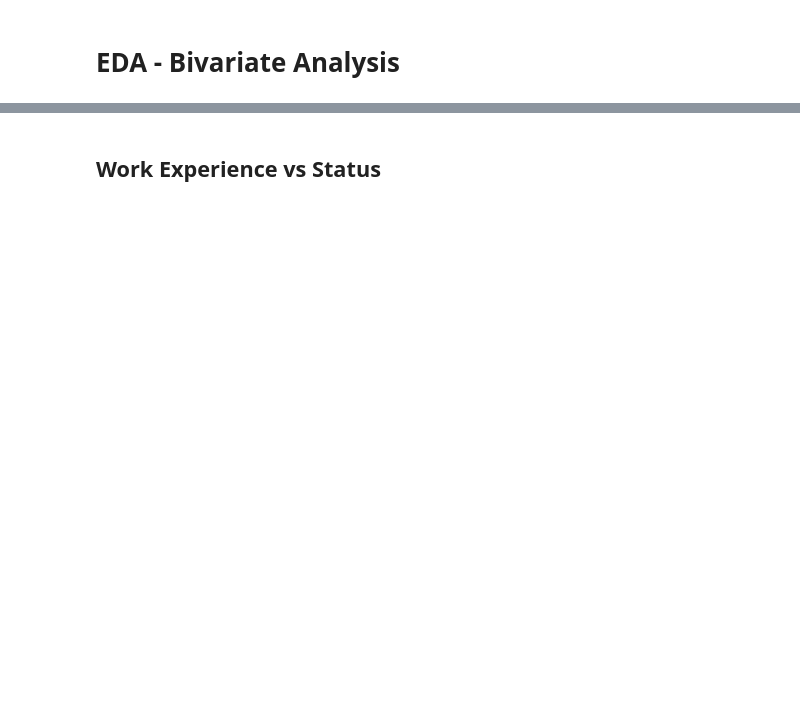
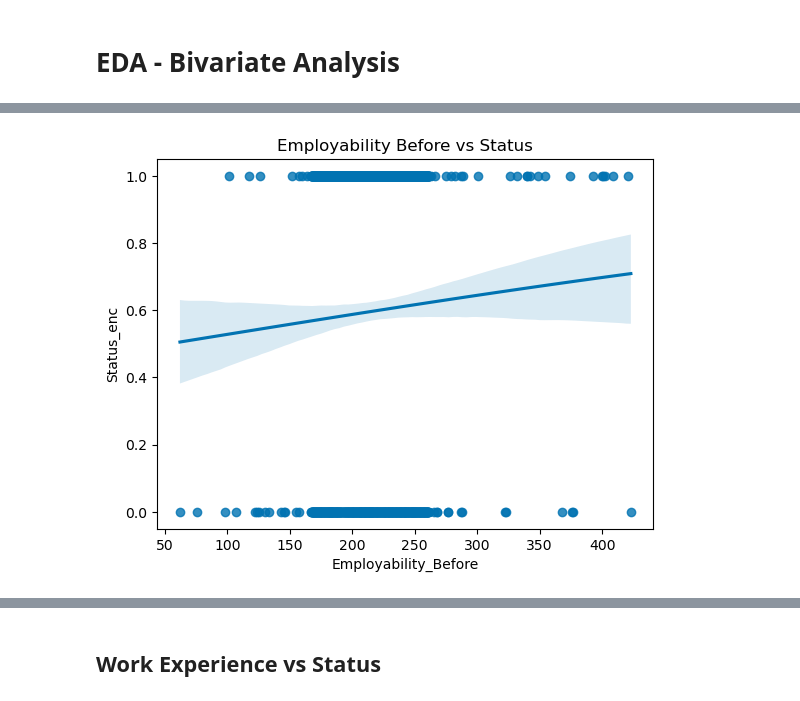
Before and after one commit to junclemente/ads505-FinalProject, a Jupyter notebook: eda/bivariate_analysis.ipynb, the cells around one changed output, grey strips where cells are left out. Drawn from its saved outputs; the diff is of its cells as text; code cells hidden in the pictures; blank space fills up the shorter version.

```diff
--- a/eda/bivariate_analysis.ipynb
+++ b/eda/bivariate_analysis.ipynb
@@ -57,0 +90,6 @@ Since correlation between MBA and Undergrad grade is > |.7|, there is high corre
+# %%
+sns.regplot(x="Employability_Before", y="Status_enc", data=df, logistic=True)
+plt.title("Employability Before vs Status")
+plt.show()
+# %% [output]
+[figure, added]
```
Also changed, not shown: parts of 18 cells of this notebook.
